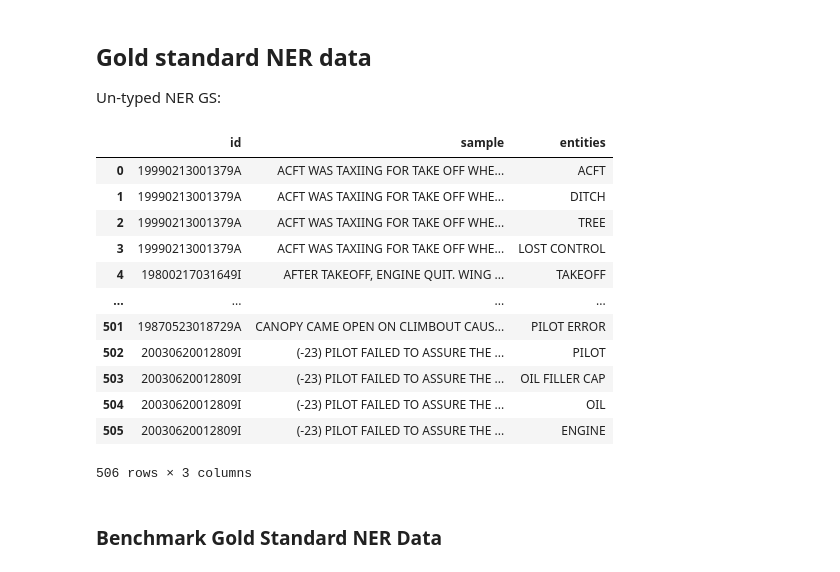
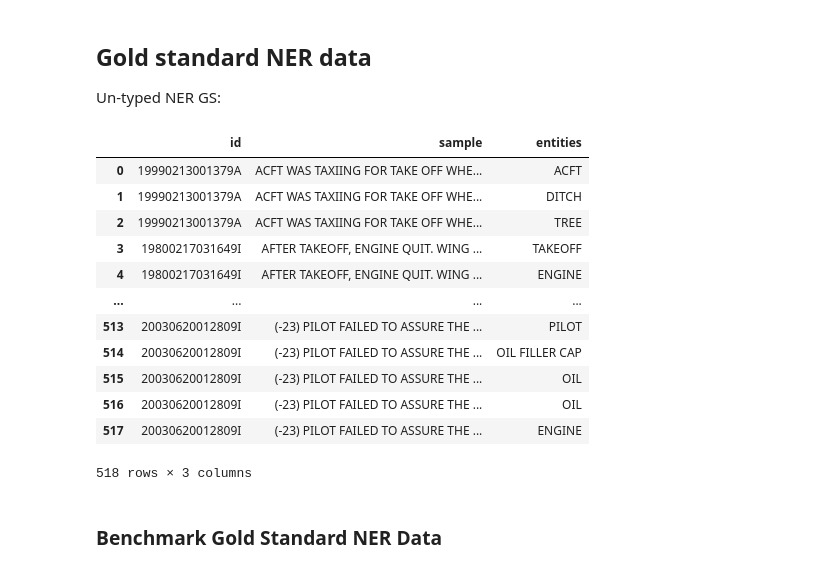
Before and after one commit to nd-crane/trusted_ke, a Jupyter notebook: notebooks/gold_standard_preparation.ipynb, the cells around one changed output. Drawn from its saved outputs; the diff is of its cells as text; code cells hidden in the pictures.

```diff
--- a/notebooks/gold_standard_preparation.ipynb
+++ b/notebooks/gold_standard_preparation.ipynb
@@ -134,40 +134,41 @@ data
 Un-typed NER GS:
 # %%
 import pandas as pd
+import ast
 
 gold_standard_path = '../gold_standard/raw/ner.csv'
 
 # load output from the tool to be evaluated
 data = pd.read_csv(gold_standard_path)
 
 
 # rename columns
 columns={"c5_unique_id": "id", "c119_text": "sample", "Combined":"entities"}
 data.rename(columns=columns, inplace=True)
 
 data = data[['id', 'sample', 'entities']]
 
 # Remove spaces within entities, split by comma, then explode
-data['entities'] = data['entities'].str.replace(', ', ',').str.split(',')
-data = data.explode('entities').reset_index(drop=True)
+data['entities'] = data['entities'].apply(lambda x: [] if type(x) != str else ast.literal_eval(x))
+data = data[['id','sample','entities']].explode('entities').reset_index(drop=True)
 
 # Save the processed tool output to a file
 data.to_csv('../gold_standard/processed/ner.csv', index=False)
 data
 # %% [output]
 |  | id | sample | entities |
 | 0 | 19990213001379A | ACFT WAS TAXIING FOR TAKE OFF WHE... | ACFT |
 | 1 | 19990213001379A | ACFT WAS TAXIING FOR TAKE OFF WHE... | DITCH |
 | 2 | 19990213001379A | ACFT WAS TAXIING FOR TAKE OFF WHE... | TREE |
-| 3 | 19990213001379A | ACFT WAS TAXIING FOR TAKE OFF WHE... | LOST CONTROL |
-| 4 | 19800217031649I | AFTER TAKEOFF, ENGINE QUIT. WING ... | TAKEOFF |
+| 3 | 19800217031649I | AFTER TAKEOFF, ENGINE QUIT. WING ... | TAKEOFF |
+| 4 | 19800217031649I | AFTER TAKEOFF, ENGINE QUIT. WING ... | ENGINE |
 | ... | ... | ... | ... |
-| 501 | 19870523018729A | CANOPY CAME OPEN ON CLIMBOUT CAUS... | PILOT ERROR |
-| 502 | 20030620012809I | (-23) PILOT FAILED TO ASSURE THE ... | PILOT |
-| 503 | 20030620012809I | (-23) PILOT FAILED TO ASSURE THE ... | OIL FILLER CAP |
-| 504 | 20030620012809I | (-23) PILOT FAILED TO ASSURE THE ... | OIL |
-| 505 | 20030620012809I | (-23) PILOT FAILED TO ASSURE THE ... | ENGINE |
+| 513 | 20030620012809I | (-23) PILOT FAILED TO ASSURE THE ... | PILOT |
+| 514 | 20030620012809I | (-23) PILOT FAILED TO ASSURE THE ... | OIL FILLER CAP |
+| 515 | 20030620012809I | (-23) PILOT FAILED TO ASSURE THE ... | OIL |
+| 516 | 20030620012809I | (-23) PILOT FAILED TO ASSURE THE ... | OIL |
+| 517 | 20030620012809I | (-23) PILOT FAILED TO ASSURE THE ... | ENGINE |
-506 rows × 3 columns
+518 rows × 3 columns
 # %% [markdown]
 ### Benchmark Gold Standard NER Data
 # %%
```
Also changed, not shown: 3 other files.
